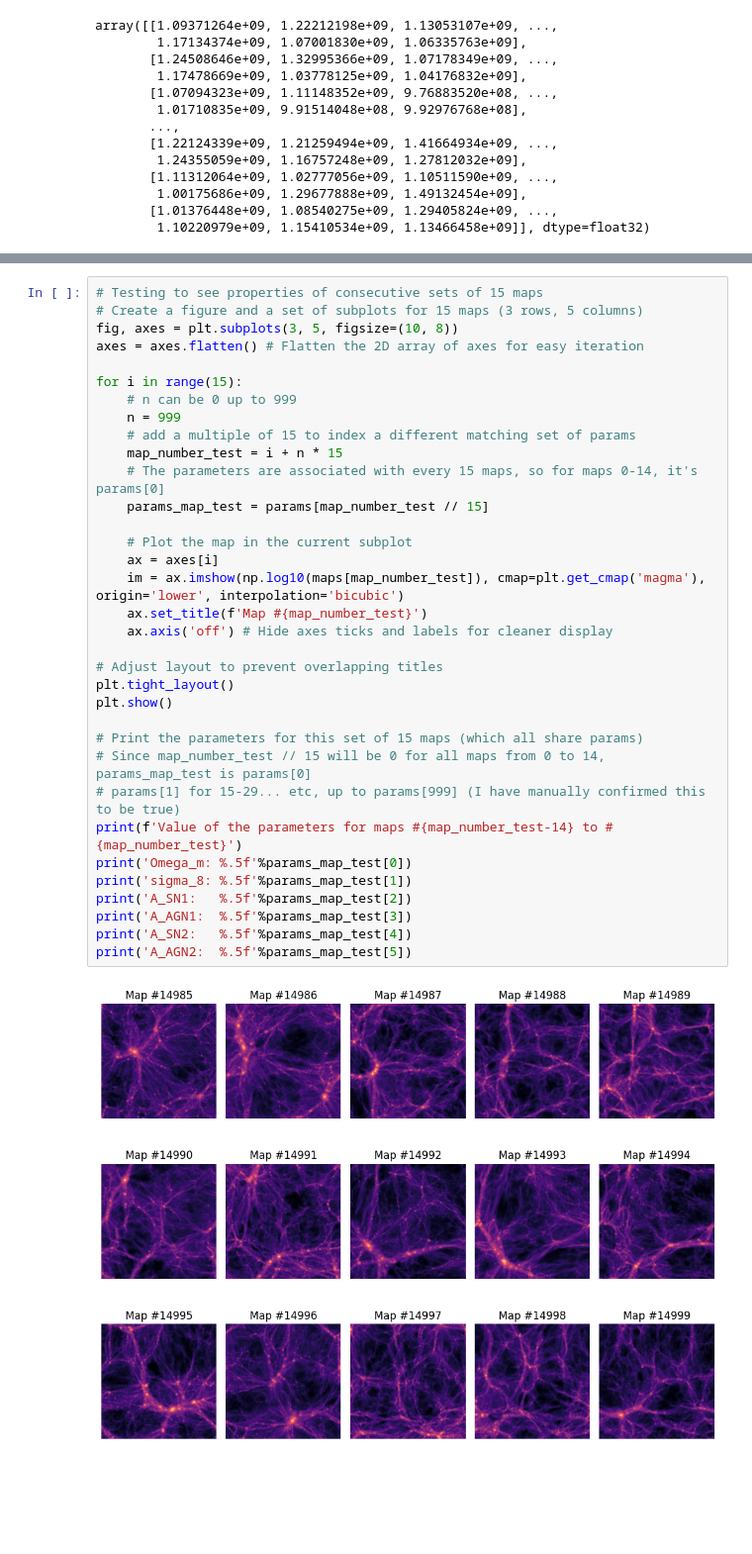
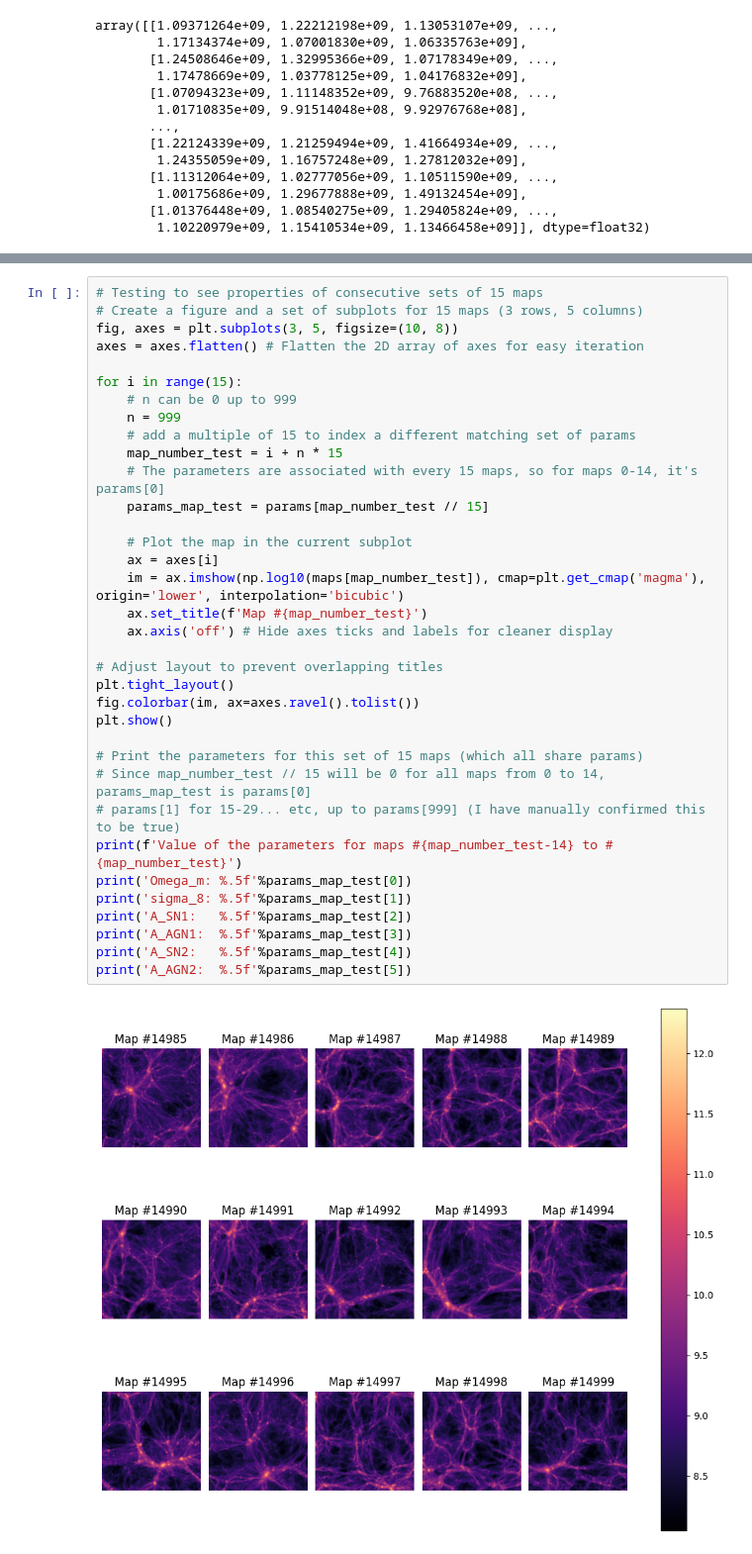
Before and after one commit to amf599-cyber/CMD_LAB7-8, a Jupyter notebook: LAB7.ipynb, the cells around one changed output, grey strips where cells are left out. Shown at 99% size. Drawn from its saved outputs; the diff is of its cells as text; blank space fills up the shorter version.

```diff
--- a/LAB7.ipynb
+++ b/LAB7.ipynb
@@ -140,34 +143,35 @@ axes = axes.flatten() # Flatten the 2D array of axes for easy iteration
 
 for i in range(15):
     # n can be 0 up to 999
     n = 999
     # add a multiple of 15 to index a different matching set of params
     map_number_test = i + n * 15
     # The parameters are associated with every 15 maps, so for maps 0-14, it's params[0]
     params_map_test = params[map_number_test // 15]
 
     # Plot the map in the current subplot
     ax = axes[i]
     im = ax.imshow(np.log10(maps[map_number_test]), cmap=plt.get_cmap('magma'), origin='lower', interpolation='bicubic')
     ax.set_title(f'Map #{map_number_test}')
     ax.axis('off') # Hide axes ticks and labels for cleaner display
 
 # Adjust layout to prevent overlapping titles
 plt.tight_layout()
+fig.colorbar(im, ax=axes.ravel().tolist())
 plt.show()
 
 # Print the parameters for this set of 15 maps (which all share params)
 # Since map_number_test // 15 will be 0 for all maps from 0 to 14, params_map_test is params[0]
 # params[1] for 15-29... etc, up to params[999] (I have manually confirmed this to be true)
 print(f'Value of the parameters for maps #{map_number_test-14} to #{map_number_test}')
 print('Omega_m: %.5f'%params_map_test[0])
 print('sigma_8: %.5f'%params_map_test[1])
 print('A_SN1:   %.5f'%params_map_test[2])
 print('A_AGN1:  %.5f'%params_map_test[3])
 print('A_SN2:   %.5f'%params_map_test[4])
 print('A_AGN2:  %.5f'%params_map_test[5])
 # %% [output]
-[figure, old version]
+[figure, new version]
 Value of the parameters for maps #14985 to #14999
 Omega_m: 0.11340
 sigma_8: 0.90380
```
Also changed, not shown: parts of 3 cells of this notebook.
